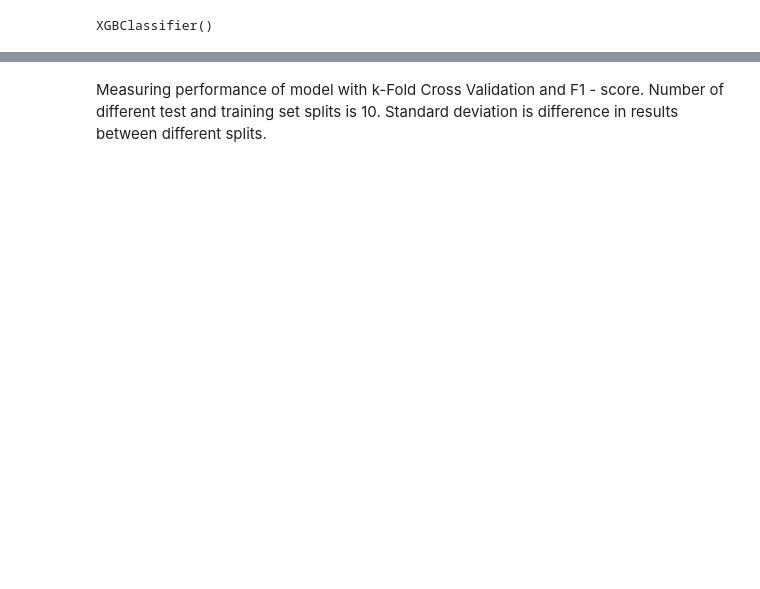
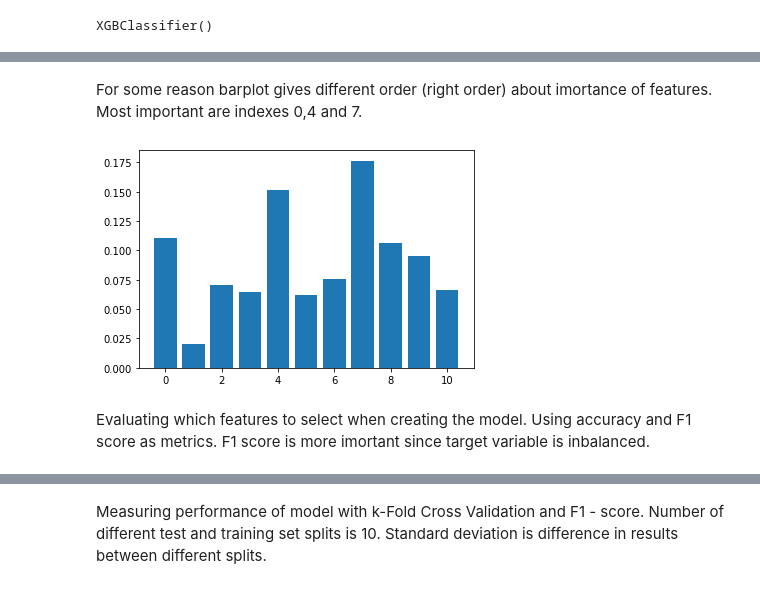
Before and after one commit to emarttila/Koodausnaytteet, a Jupyter notebook: Machine_learning_(Heart_failure_clinical_records_data_set).ipynb, the cells around one changed output, grey strips where cells are left out. Saved outputs shown, nothing was run; the diff lists cells and outputs as text; code cells hidden in the pictures; blank space fills up the shorter version.

```diff
--- a/Machine_learning_(Heart_failure_clinical_records_data_set).ipynb
+++ b/Machine_learning_(Heart_failure_clinical_records_data_set).ipynb
@@ -257,0 +259,9 @@ Predicting test set values and comparing them to real values.
+# %% [markdown]
+For some reason barplot gives different order (right order) about imortance of features. Most important are indexes 0,4 and 7.
+# %%
+plt.bar(range(len(classifier.feature_importances_)), classifier.feature_importances_)
+plt.show()
+# %% [output]
+[figure, added]
+# %% [markdown]
+Evaluating which features to select when creating the model. Using accuracy and F1 score as metrics. F1 score is more imortant since target variable is inbalanced.
```
Also changed, not shown: parts of 17 cells of this notebook.
